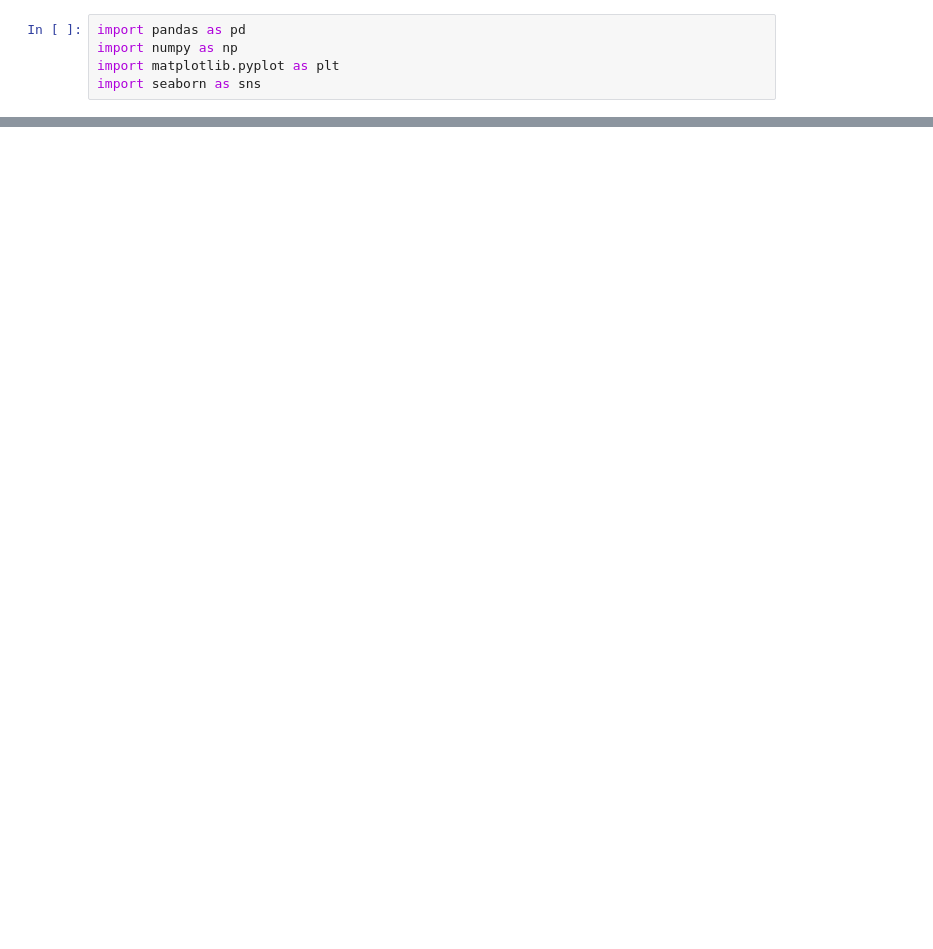
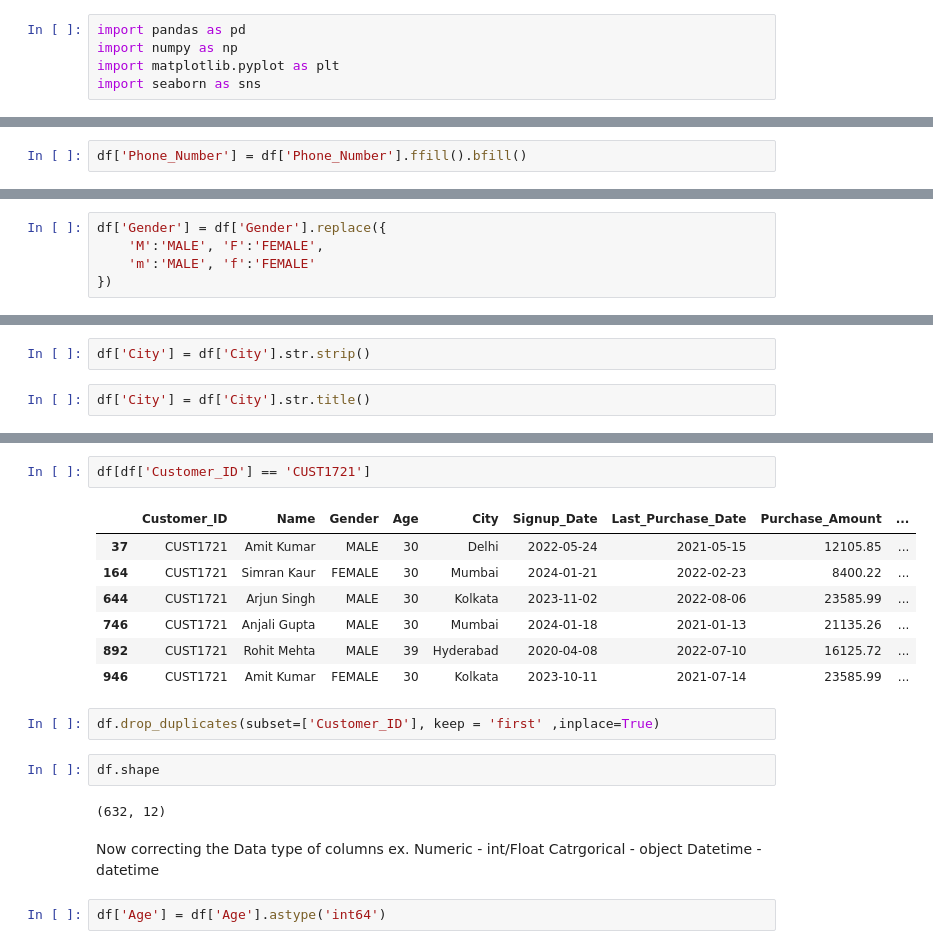
Before and after one commit to priyayadav2004/Customer-Sales-Analysis, a Jupyter notebook: sales.ipynb, the cells around one changed output, grey strips where cells are left out. Cells and saved outputs as stored; diff of their text form; blank space fills up the shorter version.

```diff
--- a/sales.ipynb
+++ b/sales.ipynb
@@ -35,0 +339,2 @@ memory usage: 1.3+ GB
+# %%
+df['Phone_Number'] = df['Phone_Number'].ffill().bfill()
@@ -35,0 +367,5 @@ memory usage: 1.3+ GB
+# %%
+df['Gender'] = df['Gender'].replace({
+    'M':'MALE', 'F':'FEMALE',
+    'm':'MALE', 'f':'FEMALE'
+})
@@ -35,0 +387,4 @@ memory usage: 1.3+ GB
+# %%
+df['City'] = df['City'].str.strip()
+# %%
+df['City'] = df['City'].str.title()
@@ -35,0 +415,24 @@ memory usage: 1.3+ GB
+# %%
+df[df['Customer_ID'] == 'CUST1721']
+# %% [output]
+|  | Customer_ID | Name | Gender | Age | City | Signup_Date | Last_Purchase_Date | Purchase_Amount | ... |
+| 37 | CUST1721 | Amit Kumar | MALE | 30 | Delhi | 2022-05-24 | 2021-05-15 | 12105.85 | ... |
+| 164 | CUST1721 | Simran Kaur | FEMALE | 30 | Mumbai | 2024-01-21 | 2022-02-23 | 8400.22 | ... |
+| 644 | CUST1721 | Arjun Singh | MALE | 30 | Kolkata | 2023-11-02 | 2022-08-06 | 23585.99 | ... |
+| 746 | CUST1721 | Anjali Gupta | MALE | 30 | Mumbai | 2024-01-18 | 2021-01-13 | 21135.26 | ... |
+| 892 | CUST1721 | Rohit Mehta | MALE | 39 | Hyderabad | 2020-04-08 | 2022-07-10 | 16125.72 | ... |
+| 946 | CUST1721 | Amit Kumar | FEMALE | 30 | Kolkata | 2023-10-11 | 2021-07-14 | 23585.99 | ... |
+# %%
+df.drop_duplicates(subset=['Customer_ID'], keep = 'first' ,inplace=True)
+# %%
+df.shape
+# %% [output]
+(632, 12)
+# %% [markdown]
+Now correcting the Data type of columns
+ex.
+Numeric - int/Float
+Catrgorical - object
+Datetime - datetime
+# %%
+df['Age'] = df['Age'].astype('int64')
```
Also changed, not shown: parts of 75 cells of this notebook, 1 other file.
